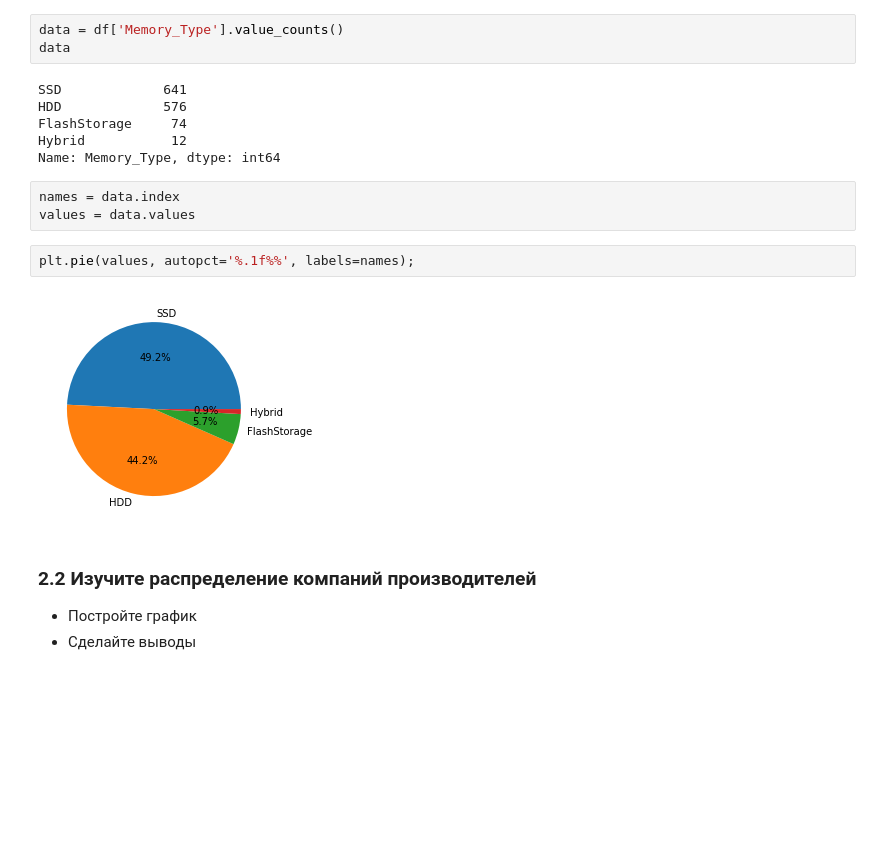
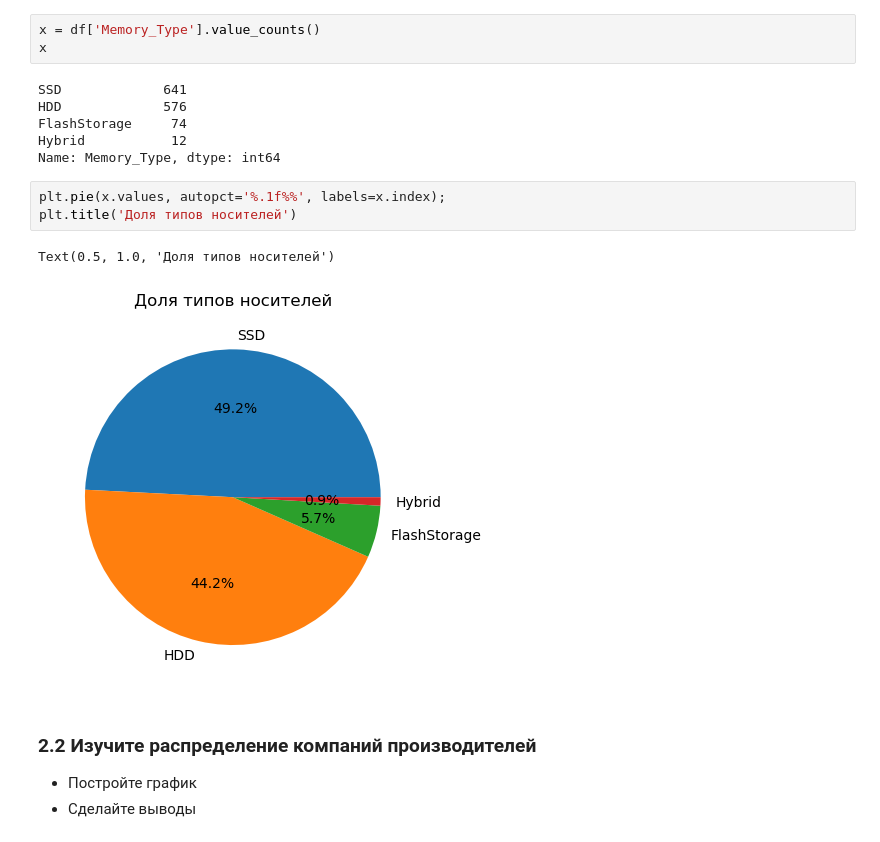
Before and after one commit to cabyrc2910/Jupyter, a Jupyter notebook: Seminar04/S4.ipynb, the cells around one changed output. Cells and saved outputs as stored; diff of their text form; blank space fills up the shorter version.

```diff
--- a/Seminar04/S4.ipynb
+++ b/Seminar04/S4.ipynb
@@ -68,21 +71,20 @@ plt.ylabel('Количество');
 - Постройте график
 - Сделайте выводы
 # %%
-data = df['Memory_Type'].value_counts()
-data
+x = df['Memory_Type'].value_counts()
+x
 # %% [output]
 SSD             641
 HDD             576
 FlashStorage     74
 Hybrid           12
 Name: Memory_Type, dtype: int64
-# %%
-names = data.index
-values = data.values
 # %%
-plt.pie(values, autopct='%.1f%%', labels=names);
+plt.pie(x.values, autopct='%.1f%%', labels=x.index);
+plt.title('Доля типов носителей')
 # %% [output]
+Text(0.5, 1.0, 'Доля типов носителей')
-[figure, old version]
+[figure, new version]
 # %% [markdown]
 ### 2.2 Изучите распределение компаний производителей
 
```
Also changed, not shown: parts of 31 cells of this notebook, 4 other files.
